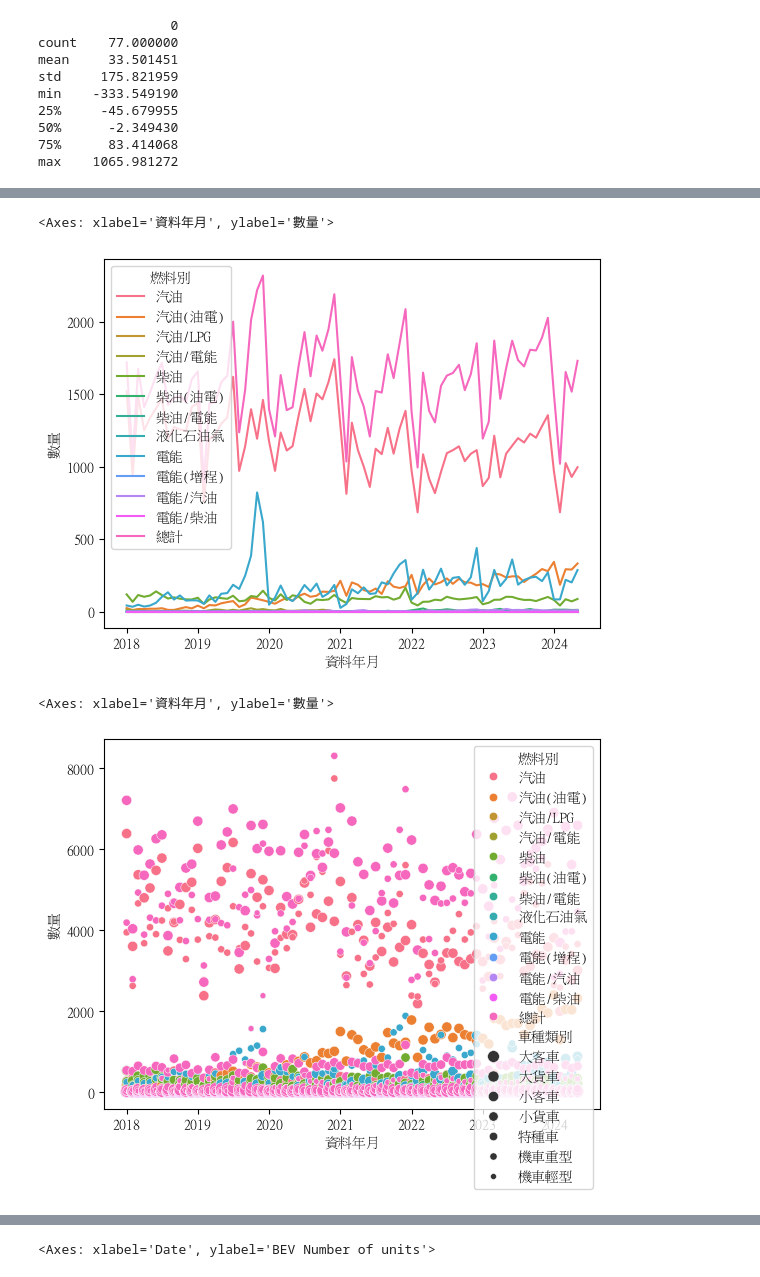
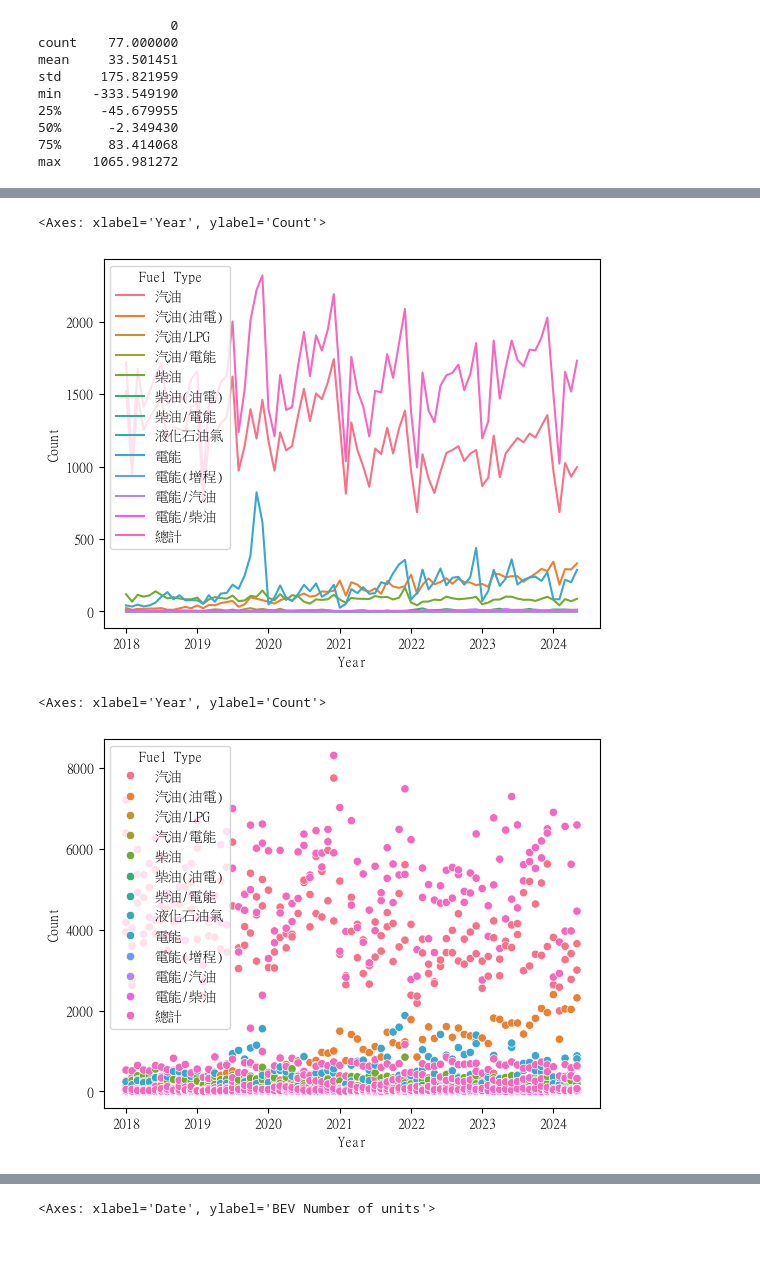
Before and after one commit to lilyleungch/erbscope99, a Jupyter notebook: data_cleansing/data_ploting.ipynb, the cells around one changed output, grey strips where cells are left out. Saved outputs shown, nothing was run; the diff lists cells and outputs as text; code cells hidden in the pictures; blank space fills up the shorter version.

```diff
--- a/data_cleansing/data_ploting.ipynb
+++ b/data_cleansing/data_ploting.ipynb
@@ -41,0 +26,5 @@ memory usage: 284.5+ KB
+# %%
+taipei_sales= pd.read_csv('臺北市新車領牌數按使用燃料別分類.csv')
+taipei_sales
+taipei_sales.rename(columns={'資料年月':'Year','縣市':'City','燃料別':'Fuel Type','車種類別':'Car Type', '數量':'Count'}, inplace = True)
+taipei_sales
@@ -42,11 +45,11 @@ memory usage: 284.5+ KB
 # %%
 taipei_sales.head()
-taipei_sales.index = pd.to_datetime(taipei_sales['資料年月'],format = '%Y%m')
+taipei_sales.index = pd.to_datetime(taipei_sales['Year'],format = '%Y%m')
 taipei_sales.sample(20)
 # delete the sum
-taipei_sales_electric_small_car = taipei_sales[(taipei_sales['燃料別']=='電能') &(taipei_sales['車種類別']=='小客車')& (taipei_sales['資料年月']<202406)]
-taipei_sales_electric_small_car.drop(columns = ['資料年月','縣市','燃料別','車種類別'], inplace = True)
-taipei_sales_electric_small_car.head(5)
+taipei_sales_electric_small_car = taipei_sales[(taipei_sales['Fuel Type']=='電能') &(taipei_sales['Car Type']=='小客車')& (taipei_sales['Year']<202406)]
+taipei_sales_electric_small_car.drop(columns = ['Year','City','Fuel Type','Car Type'], inplace = True)
+taipei_sales_electric_small_car.plot()
 # %% [output]
 A value is trying to be set on a copy of a slice from a DataFrame
 
@@ -161,17 +161,17 @@ Test RMSE: 286.639
 # %%
 from matplotlib import font_manager
 fontP = font_manager.FontProperties(family='Microsoft JhengHei', size=14)
-
-taipei_sales_after_2023 = taipei_sales[taipei_sales['資料年月']<202406]
-sns.lineplot(data = taipei_sales_after_2023, x=taipei_sales_after_2023.index ,y='數量', hue ='燃料別', errorbar = None)
+taipei_sales
+taipei_sales_after_2023 = taipei_sales[taipei_sales['Year']<202406]
+sns.lineplot(data = taipei_sales_after_2023, x=taipei_sales_after_2023.index ,y='Count', hue ='Fuel Type', errorbar = None)
 # %% [output]
-<Axes: xlabel='資料年月', ylabel='數量'>
+<Axes: xlabel='Year', ylabel='Count'>
-[figure, old version]
+[figure, new version]
 # %%
-sns.scatterplot(data = taipei_sales_after_2023, x=taipei_sales_after_2023.index ,y='數量', hue = '燃料別', size = '車種類別')
+sns.scatterplot(data = taipei_sales_after_2023, x=taipei_sales_after_2023.index ,y='Count', hue = 'Fuel Type')
 # %% [output]
-<Axes: xlabel='資料年月', ylabel='數量'>
+<Axes: xlabel='Year', ylabel='Count'>
-[figure, old version]
+[figure, new version]
 # %%
 import matplotlib
 matplotlib.rcParams['font.family'] = 'MingLiu'
```
Also changed, not shown: parts of 21 cells of this notebook, 1 other file.
